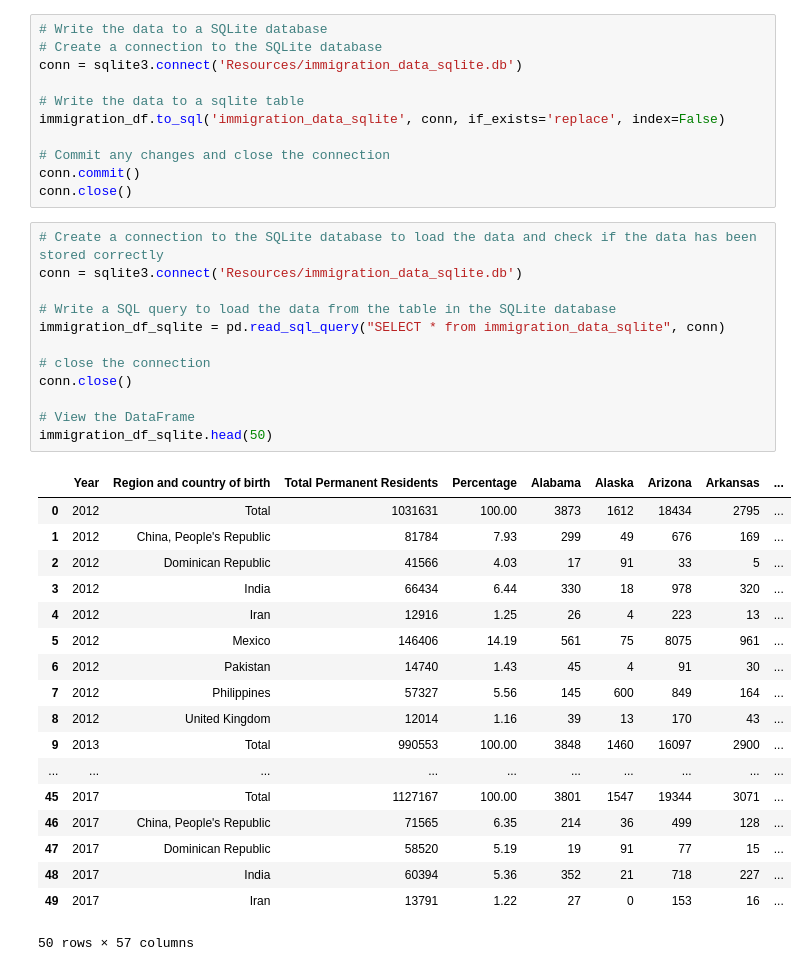
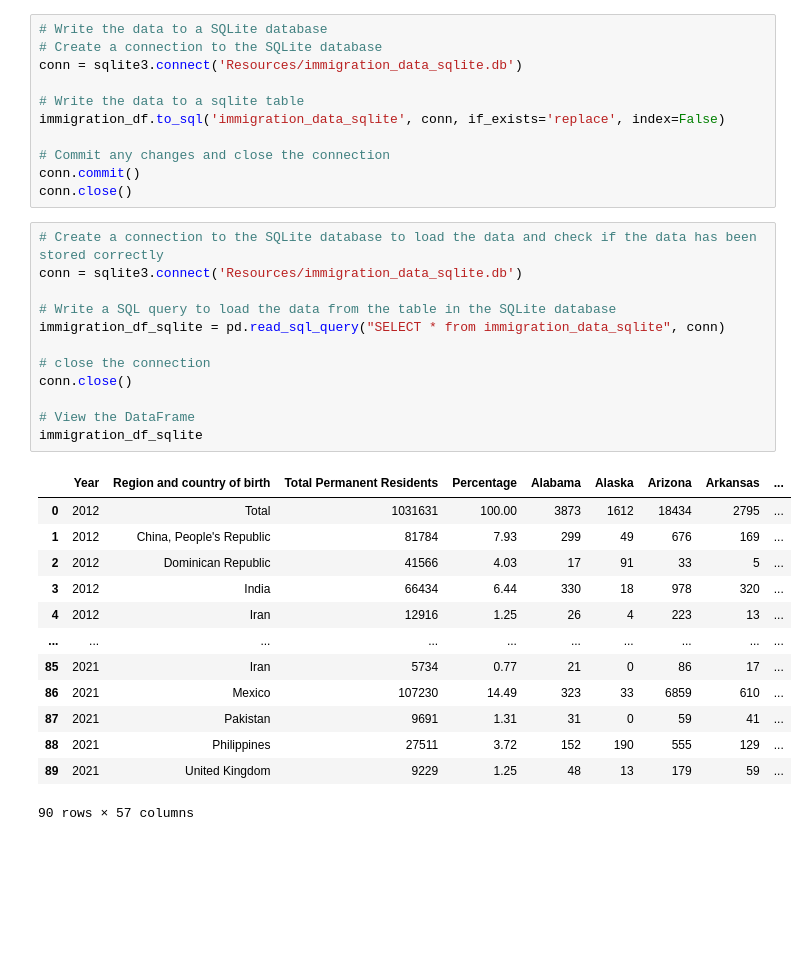
Before and after one commit to ehsanshahrabi/project4-us-immigration, a Jupyter notebook: immigration_Data_and_data_delivery_ETL.ipynb, the cells around one changed output. Saved outputs shown, nothing was run; the diff lists cells and outputs as text; blank space fills up the shorter version.

```diff
--- a/immigration_Data_and_data_delivery_ETL.ipynb
+++ b/immigration_Data_and_data_delivery_ETL.ipynb
@@ -225,31 +220,26 @@ conn.close()
 # %%
 # Create a connection to the SQLite database to load the data and check if the data has been stored correctly
 conn = sqlite3.connect('Resources/immigration_data_sqlite.db')
 
 # Write a SQL query to load the data from the table in the SQLite database
 immigration_df_sqlite = pd.read_sql_query("SELECT * from immigration_data_sqlite", conn)
 
 # close the connection
 conn.close()
 
 # View the DataFrame
-immigration_df_sqlite.head(50)
+immigration_df_sqlite
 # %% [output]
 |  | Year | Region and country of birth | Total Permanent Residents | Percentage | Alabama | Alaska | Arizona | Arkansas | ... |
 | 0 | 2012 | Total | 1031631 | 100.00 | 3873 | 1612 | 18434 | 2795 | ... |
 | 1 | 2012 | China, People's Republic | 81784 | 7.93 | 299 | 49 | 676 | 169 | ... |
 | 2 | 2012 | Dominican Republic | 41566 | 4.03 | 17 | 91 | 33 | 5 | ... |
 | 3 | 2012 | India | 66434 | 6.44 | 330 | 18 | 978 | 320 | ... |
 | 4 | 2012 | Iran | 12916 | 1.25 | 26 | 4 | 223 | 13 | ... |
-| 5 | 2012 | Mexico | 146406 | 14.19 | 561 | 75 | 8075 | 961 | ... |
-| 6 | 2012 | Pakistan | 14740 | 1.43 | 45 | 4 | 91 | 30 | ... |
-| 7 | 2012 | Philippines | 57327 | 5.56 | 145 | 600 | 849 | 164 | ... |
-| 8 | 2012 | United Kingdom | 12014 | 1.16 | 39 | 13 | 170 | 43 | ... |
-| 9 | 2013 | Total | 990553 | 100.00 | 3848 | 1460 | 16097 | 2900 | ... |
 | ... | ... | ... | ... | ... | ... | ... | ... | ... | ... |
-| 45 | 2017 | Total | 1127167 | 100.00 | 3801 | 1547 | 19344 | 3071 | ... |
-| 46 | 2017 | China, People's Republic | 71565 | 6.35 | 214 | 36 | 499 | 128 | ... |
-| 47 | 2017 | Dominican Republic | 58520 | 5.19 | 19 | 91 | 77 | 15 | ... |
-| 48 | 2017 | India | 60394 | 5.36 | 352 | 21 | 718 | 227 | ... |
-| 49 | 2017 | Iran | 13791 | 1.22 | 27 | 0 | 153 | 16 | ... |
+| 85 | 2021 | Iran | 5734 | 0.77 | 21 | 0 | 86 | 17 | ... |
+| 86 | 2021 | Mexico | 107230 | 14.49 | 323 | 33 | 6859 | 610 | ... |
+| 87 | 2021 | Pakistan | 9691 | 1.31 | 31 | 0 | 59 | 41 | ... |
+| 88 | 2021 | Philippines | 27511 | 3.72 | 152 | 190 | 555 | 129 | ... |
+| 89 | 2021 | United Kingdom | 9229 | 1.25 | 48 | 13 | 179 | 59 | ... |
-50 rows × 57 columns
+90 rows × 57 columns
```
Also changed, not shown: parts of 1 cell of this notebook.
